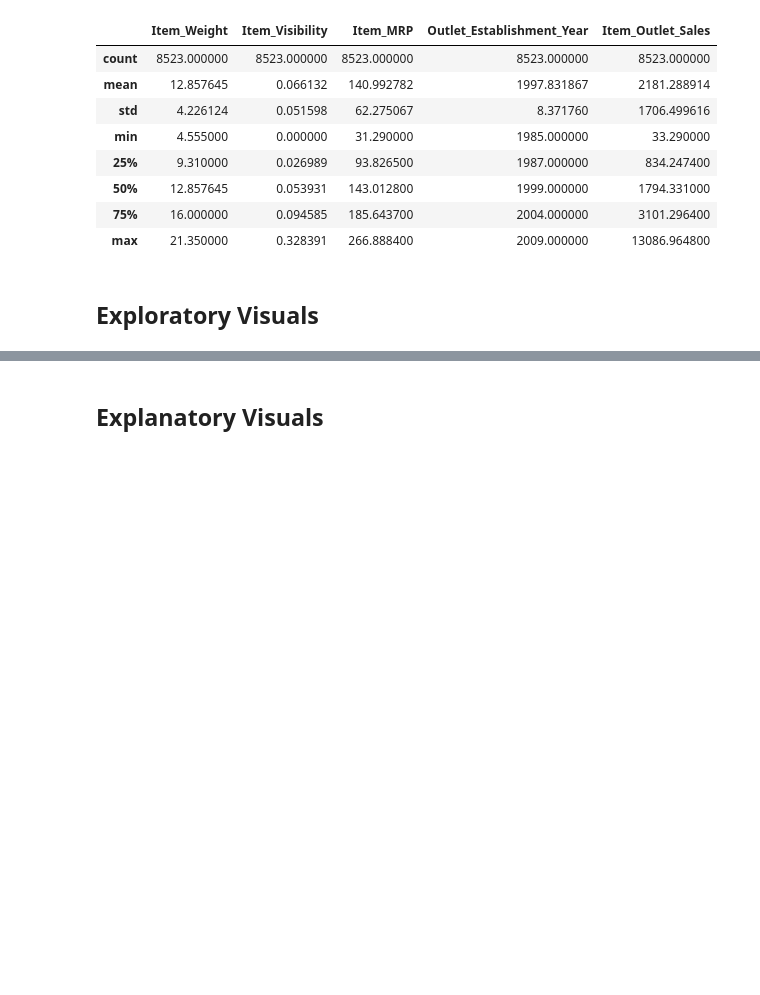
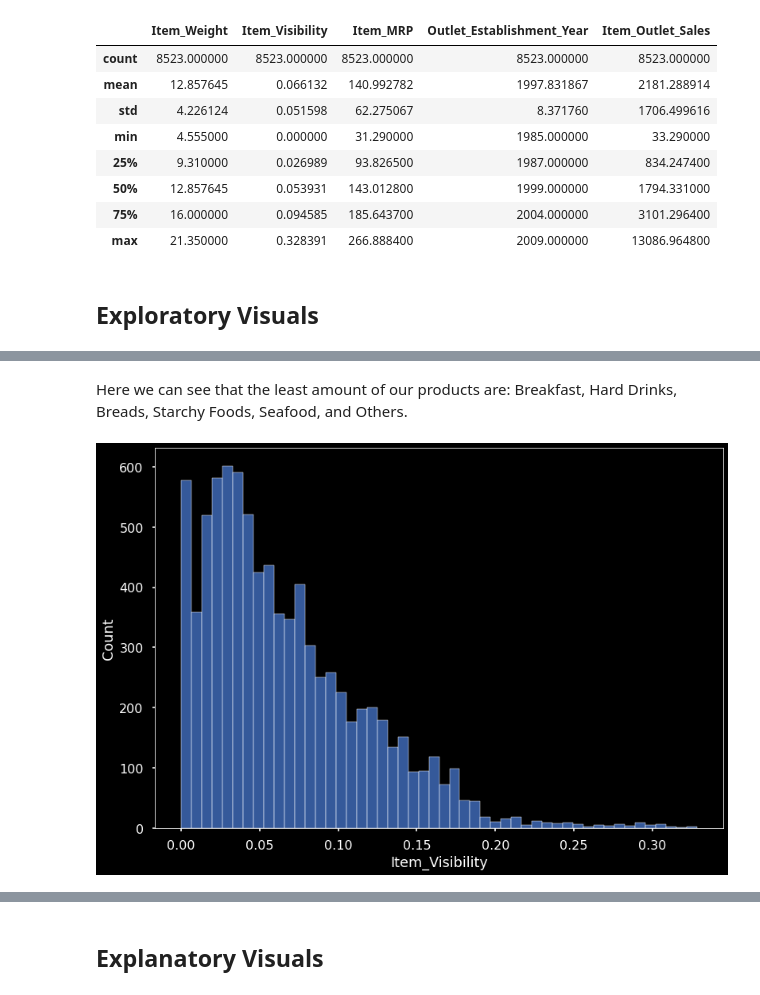
Before and after one commit to MikeyTV3124/sales-predictions, a Jupyter notebook: Sales_Predictions.ipynb, the cells around one changed output, grey strips where cells are left out. Cells and saved outputs as stored; diff of their text form; code cells hidden in the pictures; blank space fills up the shorter version.

```diff
--- a/Sales_Predictions.ipynb
+++ b/Sales_Predictions.ipynb
@@ -236,0 +256,6 @@ df.describe()
+# %% [markdown]
+Here we can see that the least amount of our products are: Breakfast, Hard Drinks, Breads, Starchy Foods, Seafood, and Others.
+# %%
+ax = sns.histplot(data = df, x = 'Item_Visibility')
+# %% [output]
+[figure, added]
```
Also changed, not shown: parts of 7 cells of this notebook.
